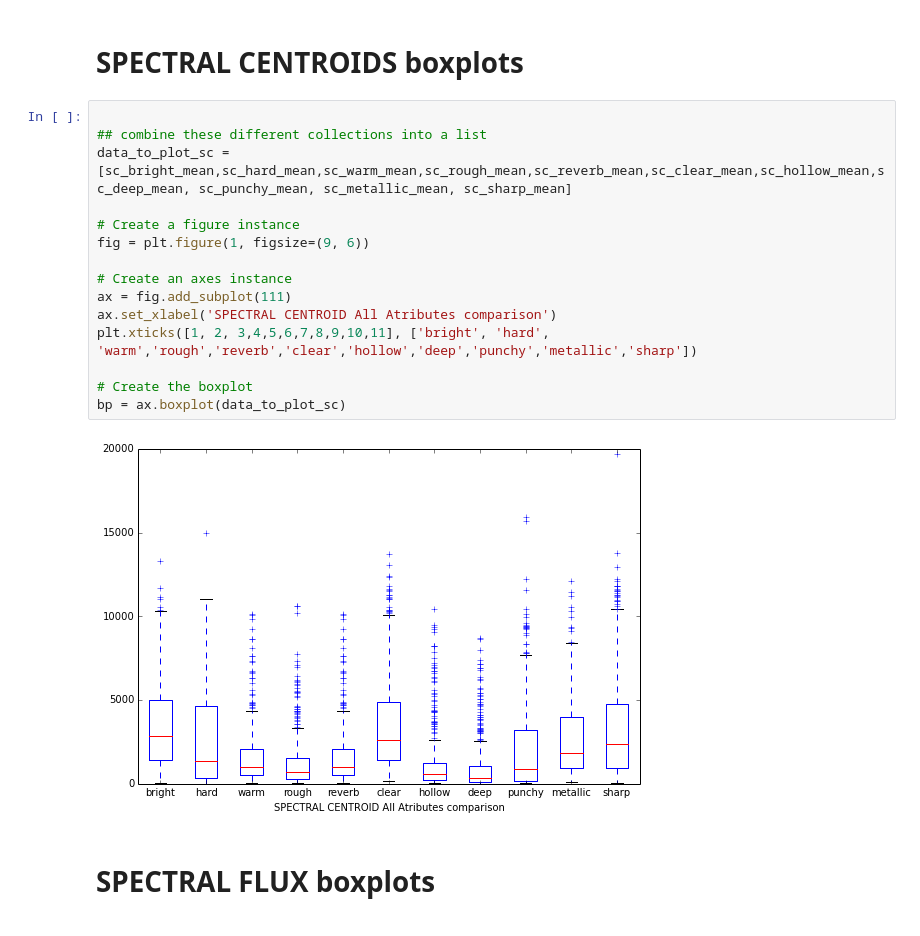
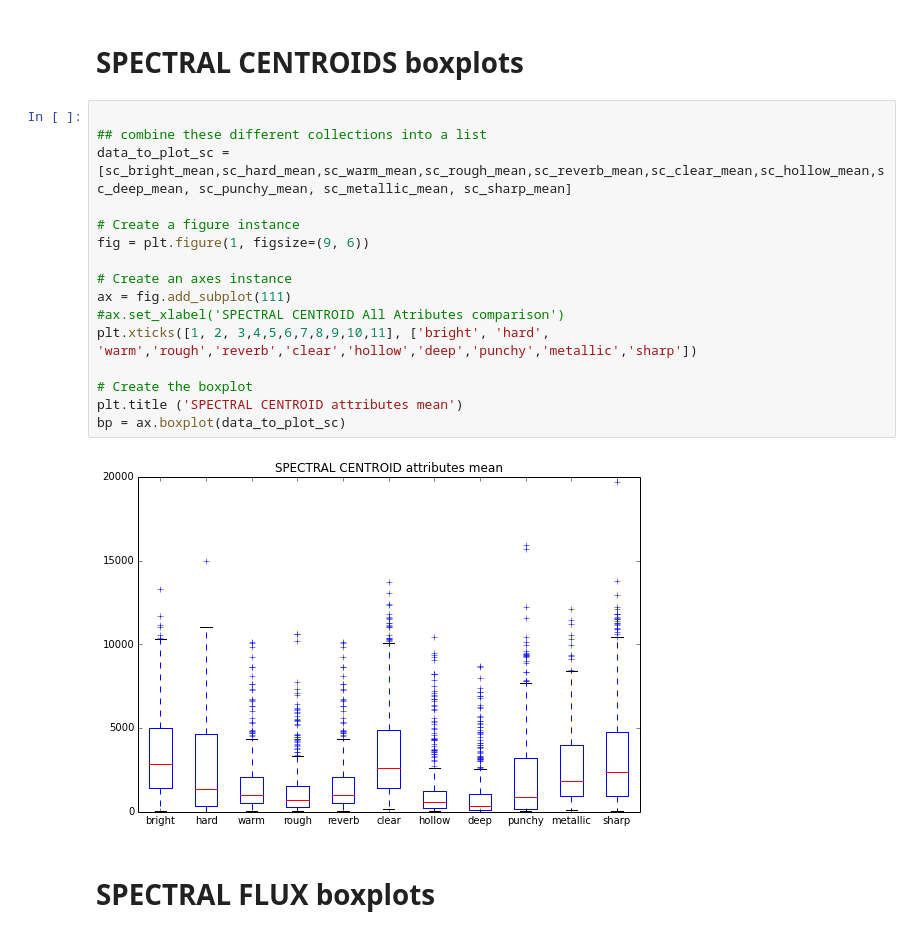
Before and after one commit to pedrogogo/SMC_Th, a Jupyter notebook: json_read_computing_essentia_descriptors.ipynb, the cells around one changed output. Drawn from its saved outputs; the diff is of its cells as text.

```diff
--- a/json_read_computing_essentia_descriptors.ipynb
+++ b/json_read_computing_essentia_descriptors.ipynb
@@ -507,20 +555,21 @@ lat_sharp_mean = np.array(lat_sharp_mean)
 # %%
 
 ## combine these different collections into a list
 data_to_plot_sc = [sc_bright_mean,sc_hard_mean,sc_warm_mean,sc_rough_mean,sc_reverb_mean,sc_clear_mean,sc_hollow_mean,sc_deep_mean, sc_punchy_mean, sc_metallic_mean, sc_sharp_mean]
 
 # Create a figure instance
 fig = plt.figure(1, figsize=(9, 6))
 
 # Create an axes instance
 ax = fig.add_subplot(111)
-ax.set_xlabel('SPECTRAL CENTROID All Atributes comparison')
+#ax.set_xlabel('SPECTRAL CENTROID All Atributes comparison')
 plt.xticks([1, 2, 3,4,5,6,7,8,9,10,11], ['bright', 'hard', 'warm','rough','reverb','clear','hollow','deep','punchy','metallic','sharp'])
 
 # Create the boxplot
+plt.title ('SPECTRAL CENTROID attributes mean')
 bp = ax.boxplot(data_to_plot_sc)
 # %% [output]
-[figure, old version]
+[figure, new version]
 # %% [markdown]
 # SPECTRAL FLUX boxplots
 # %%
```
Also changed, not shown: parts of 14 cells of this notebook.
